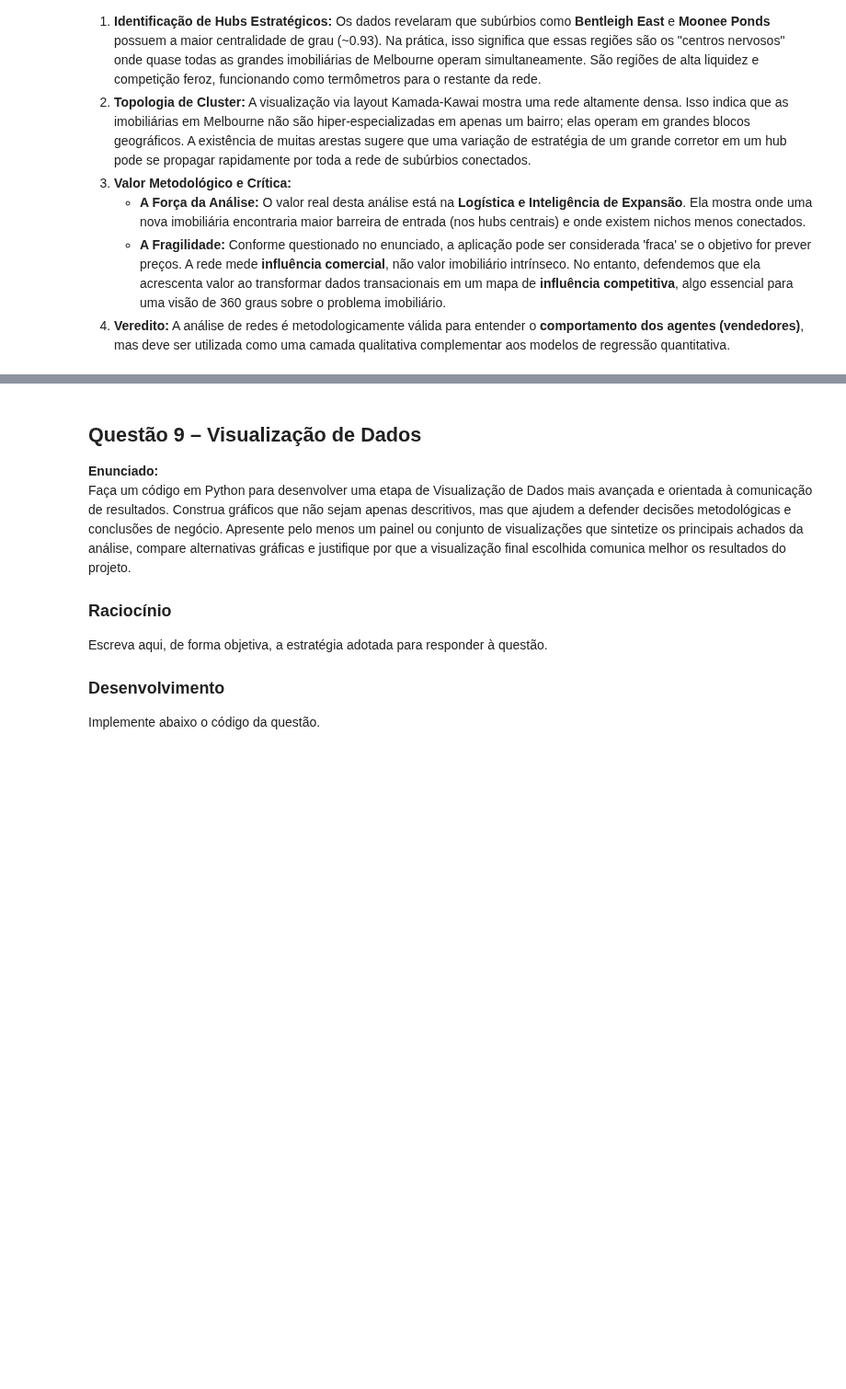
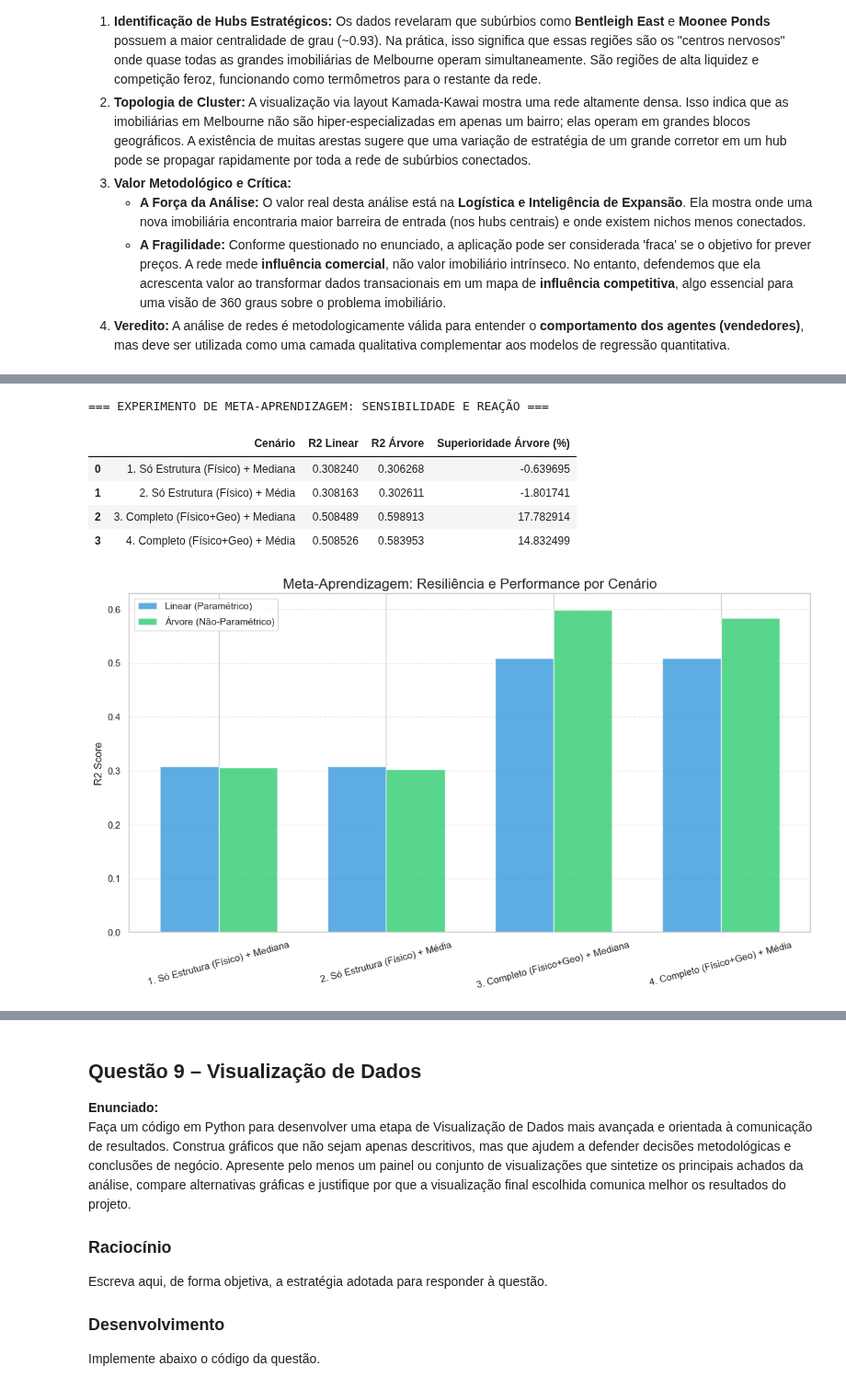
Before and after one commit to Kcodesufal/data-science-2026, a Jupyter notebook: lista 2/Lista_2_Kauê_respondida.ipynb, the cells around one changed output, grey strips where cells are left out. Shown at 92% size. Cells and saved outputs as stored; diff of their text form; code cells hidden in the pictures; blank space fills up the shorter version.

```diff
--- a/lista 2/Lista_2_Kauê_respondida.ipynb
+++ b/lista 2/Lista_2_Kauê_respondida.ipynb
@@ -752,4 +755,71 @@ Implemente abaixo o código da questão.
 # %%
-# Código da Questão 8
+from sklearn.metrics import r2_score, mean_absolute_error
+
+print("=== EXPERIMENTO DE META-APRENDIZAGEM: SENSIBILIDADE E REAÇÃO ===")
+
+def run_meta_experiment(features, impute_strategy):
+    X_exp = df[features]
+    y_exp = df['Price']
+
+    # Particionamento experimental
+    X_train_exp, X_test_exp, y_train_exp, y_test_exp = train_test_split(X_exp, y_exp, test_size=0.2, random_state=42)
+
+    pipe = Pipeline([
+        ('imputer', SimpleImputer(strategy=impute_strategy)),
+        ('scaler', StandardScaler())
+    ])
+
+    X_train_pre = pipe.fit_transform(X_train_exp)
+    X_test_pre = pipe.transform(X_test_exp)
+
+    # Modelagem
+    lr = LinearRegression().fit(X_train_pre, y_train_exp)
+    dt = DecisionTreeRegressor(max_depth=10, random_state=42).fit(X_train_pre, y_train_exp)
+
+    return r2_score(y_test_exp, lr.predict(X_test_pre)), r2_score(y_test_exp, dt.predict(X_test_pre))
+
+# Definição dos Cenários
+scenarios = {
+    '1. Só Estrutura (Físico) + Mediana': (['Rooms', 'Bathroom', 'Car', 'BuildingArea'], 'median'),
+    '2. Só Estrutura (Físico) + Média': (['Rooms', 'Bathroom', 'Car', 'BuildingArea'], 'mean'),
+    '3. Completo (Físico+Geo) + Mediana': (['Rooms', 'Bathroom', 'Car', 'BuildingArea', 'Lattitude', 'Longtitude', 'Distance'], 'median'),
+    '4. Completo (Físico+Geo) + Média': (['Rooms', 'Bathroom', 'Car', 'BuildingArea', 'Lattitude', 'Longtitude', 'Distance'], 'mean')
+}
+
+meta_data = []
+for label, (feats, strategy) in scenarios.items():
+    r2_lr, r2_dt = run_meta_experiment(feats, strategy)
+    meta_data.append({
+        'Cenário': label,
+        'R2 Linear': r2_lr,
+        'R2 Árvore': r2_dt,
+        'Superioridade Árvore (%)': ((r2_dt - r2_lr) / r2_lr * 100) if r2_lr > 0 else 0
+    })
+
+df_meta = pd.DataFrame(meta_data)
+display(df_meta)
+
+# Visualização de Sensibilidade Algorítmica
+plt.figure(figsize=(14, 7))
+x = np.arange(len(df_meta))
+width = 0.35
+
+plt.bar(x - width/2, df_meta['R2 Linear'], width, label='Linear (Paramétrico)', color='#3498db', alpha=0.8)
+plt.bar(x + width/2, df_meta['R2 Árvore'], width, label='Árvore (Não-Paramétrico)', color='#2ecc71', alpha=0.8)
+
+plt.title('Meta-Aprendizagem: Resiliência e Performance por Cenário', fontsize=16)
+plt.ylabel('R2 Score')
+plt.xticks(x, df_meta['Cenário'], rotation=15)
+plt.legend(loc='upper left')
+plt.grid(axis='y', linestyle='--', alpha=0.4)
+plt.show()
+# %% [output]
+=== EXPERIMENTO DE META-APRENDIZAGEM: SENSIBILIDADE E REAÇÃO ===
+|  | Cenário | R2 Linear | R2 Árvore | Superioridade Árvore (%) |
+| 0 | 1. Só Estrutura (Físico) + Mediana | 0.308240 | 0.306268 | -0.639695 |
+| 1 | 2. Só Estrutura (Físico) + Média | 0.308163 | 0.302611 | -1.801741 |
+| 2 | 3. Completo (Físico+Geo) + Mediana | 0.508489 | 0.598913 | 17.782914 |
+| 3 | 4. Completo (Físico+Geo) + Média | 0.508526 | 0.583953 | 14.832499 |
+[figure, added]
 # %% [markdown]
 ### Conclusão da Questão 8
```
Also changed, not shown: parts of 2 cells of this notebook.
